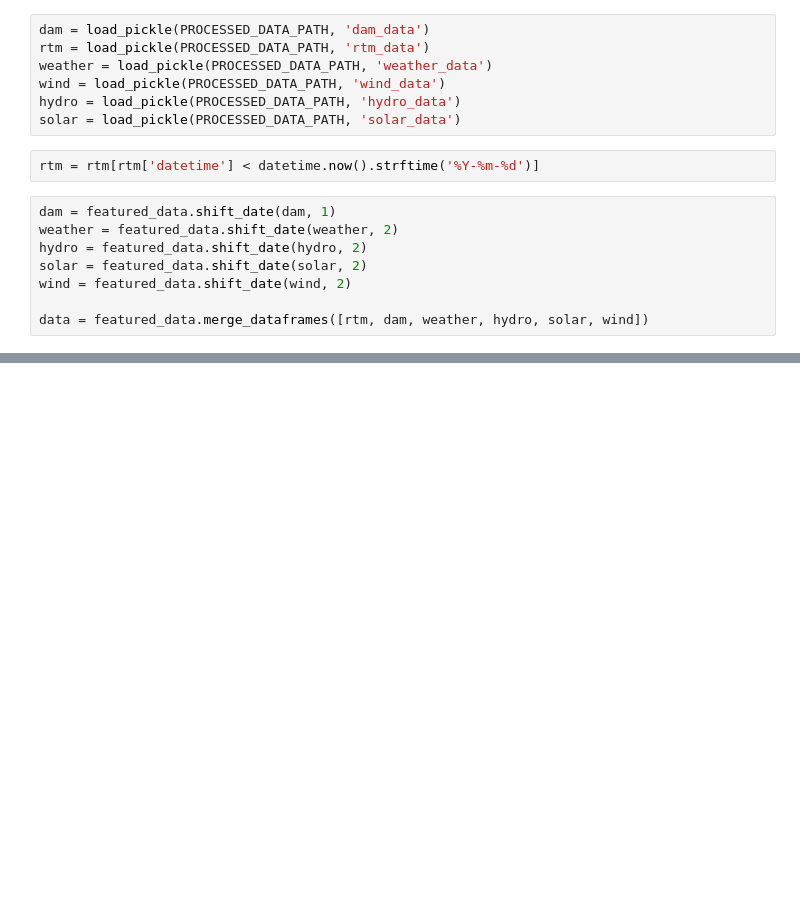
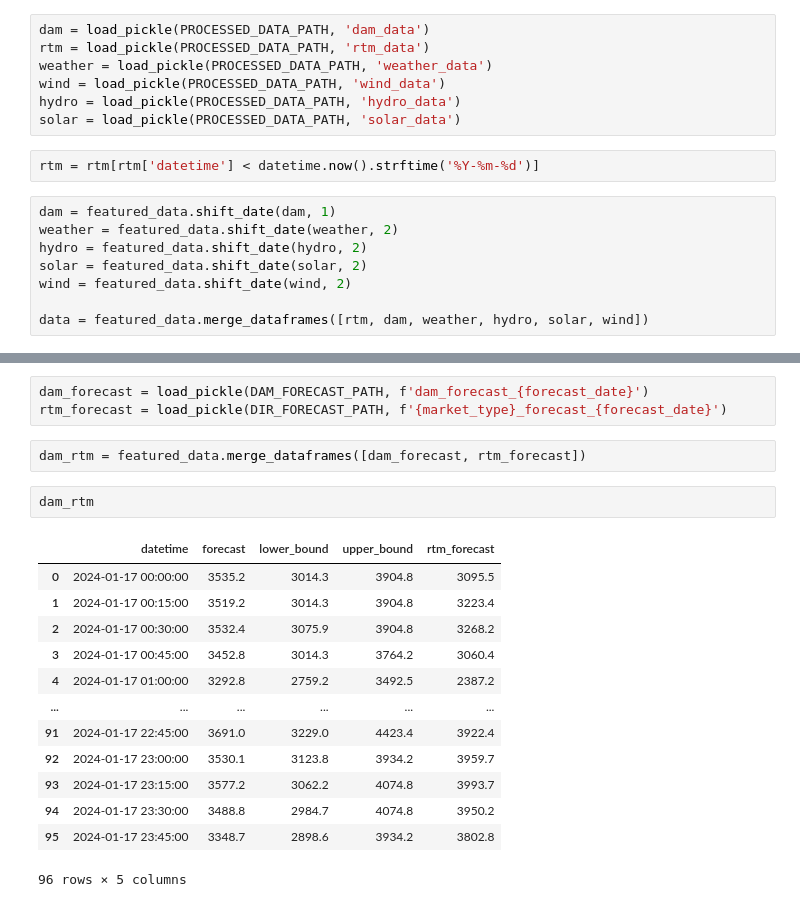
Before and after one commit to amanbhatt97/price-forecast-iex, a Jupyter notebook: notebooks/dir_forecast.ipynb, the cells around one changed output, grey strips where cells are left out. Cells and saved outputs as stored; diff of their text form; blank space fills up the shorter version.

```diff
--- a/notebooks/dir_forecast.ipynb
+++ b/notebooks/dir_forecast.ipynb
@@ -94,0 +85,21 @@ upper_bound data inserted successfully
+# %%
+dam_forecast = load_pickle(DAM_FORECAST_PATH, f'dam_forecast_{forecast_date}')
+rtm_forecast = load_pickle(DIR_FORECAST_PATH, f'{market_type}_forecast_{forecast_date}')
+# %%
+dam_rtm = featured_data.merge_dataframes([dam_forecast, rtm_forecast])
+# %%
+dam_rtm
+# %% [output]
+|  | datetime | forecast | lower_bound | upper_bound | rtm_forecast |
+| 0 | 2024-01-17 00:00:00 | 3535.2 | 3014.3 | 3904.8 | 3095.5 |
+| 1 | 2024-01-17 00:15:00 | 3519.2 | 3014.3 | 3904.8 | 3223.4 |
+| 2 | 2024-01-17 00:30:00 | 3532.4 | 3075.9 | 3904.8 | 3268.2 |
+| 3 | 2024-01-17 00:45:00 | 3452.8 | 3014.3 | 3764.2 | 3060.4 |
+| 4 | 2024-01-17 01:00:00 | 3292.8 | 2759.2 | 3492.5 | 2387.2 |
+| ... | ... | ... | ... | ... | ... |
+| 91 | 2024-01-17 22:45:00 | 3691.0 | 3229.0 | 4423.4 | 3922.4 |
+| 92 | 2024-01-17 23:00:00 | 3530.1 | 3123.8 | 3934.2 | 3959.7 |
+| 93 | 2024-01-17 23:15:00 | 3577.2 | 3062.2 | 4074.8 | 3993.7 |
+| 94 | 2024-01-17 23:30:00 | 3488.8 | 2984.7 | 4074.8 | 3950.2 |
+| 95 | 2024-01-17 23:45:00 | 3348.7 | 2898.6 | 3934.2 | 3802.8 |
+96 rows × 5 columns
```
Also changed, not shown: parts of 9 cells of this notebook.
